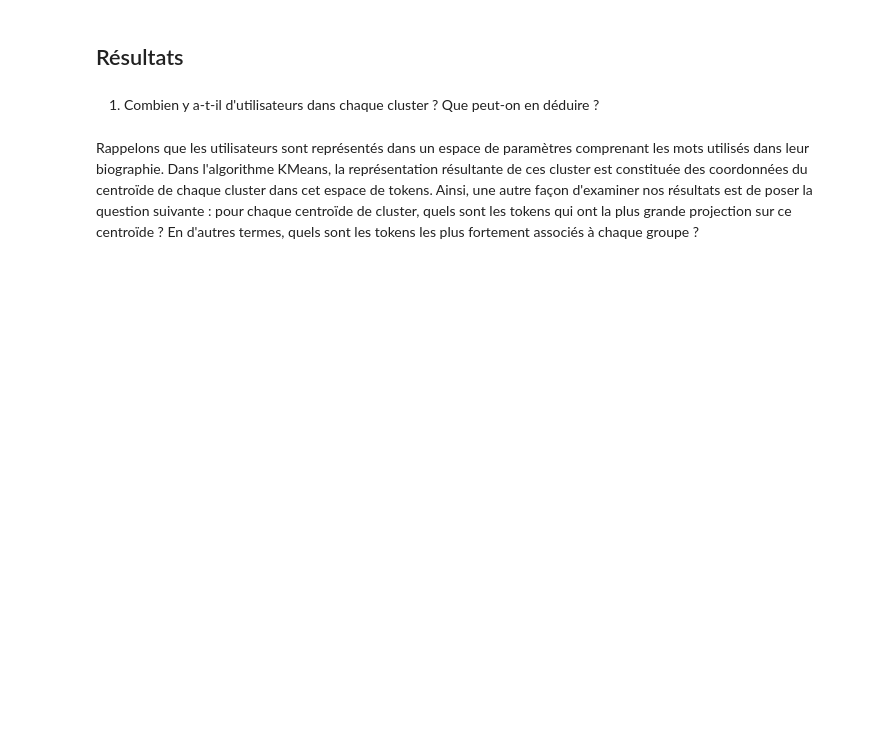
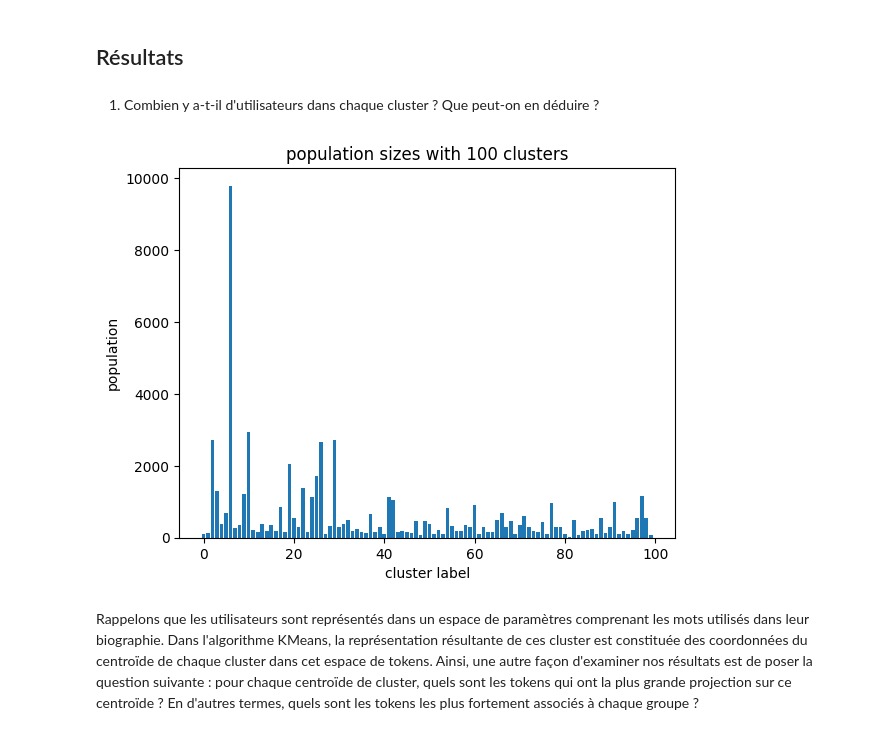
Before and after one commit to josephine-delas/ai-for-cyberattacks, a Jupyter notebook: TP1/TP_1.ipynb, the cells around one changed output. Cells and saved outputs as stored; diff of their text form; code cells hidden in the pictures; blank space fills up the shorter version.

```diff
--- a/TP1/TP_1.ipynb
+++ b/TP1/TP_1.ipynb
@@ -302,0 +340,11 @@ La plupart des algorithmes de ML prêts à l'emploi, par exemple ceux de sklearn
+# %%
+
+# we need to maintain the same ordering of users and bios
+unique_users = []
+unique_bios = []
+for user,bio in unique_user_map.items():
+    unique_users.append(user)
+    if bio is None or type(bio)!=str:
+        # special case for empty bios
+        continue
+    unique_bios.append(bio)
@@ -331,3 +450,14 @@ En non supervisé, il n'est pas facile de calculer (et d'optimiser) un score de
+# %%
+cluster_numbers = range(100)
+number_of_occurrence_per_cluster = np.bincount(model.labels_)
+
+plt.bar(cluster_numbers, number_of_occurrence_per_cluster)
+
+plt.ylabel('population')
+plt.xlabel('cluster label')
+plt.title('population sizes with {} clusters'.format(100));
+# %% [output]
+[figure, added]
 # %% [markdown]
 Rappelons que les utilisateurs sont représentés dans un espace de paramètres comprenant les mots utilisés dans leur biographie. Dans l'algorithme KMeans, la représentation résultante de ces cluster est constituée des coordonnées du centroïde de chaque cluster dans cet espace de tokens. Ainsi, une autre façon d'examiner nos résultats est de poser la question suivante : pour chaque centroïde de cluster, quels sont les tokens qui ont la plus grande projection sur ce centroïde ? En d'autres termes, quels sont les tokens les plus fortement associés à chaque groupe ?
 # %% [markdown]
```
Also changed, not shown: parts of 24 cells of this notebook.
